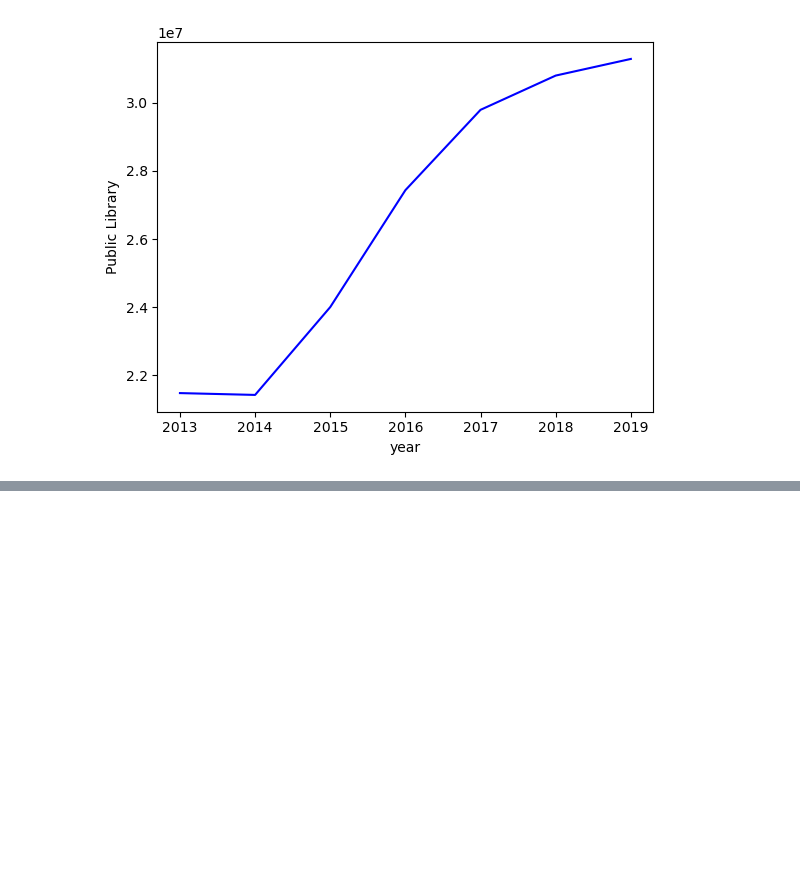
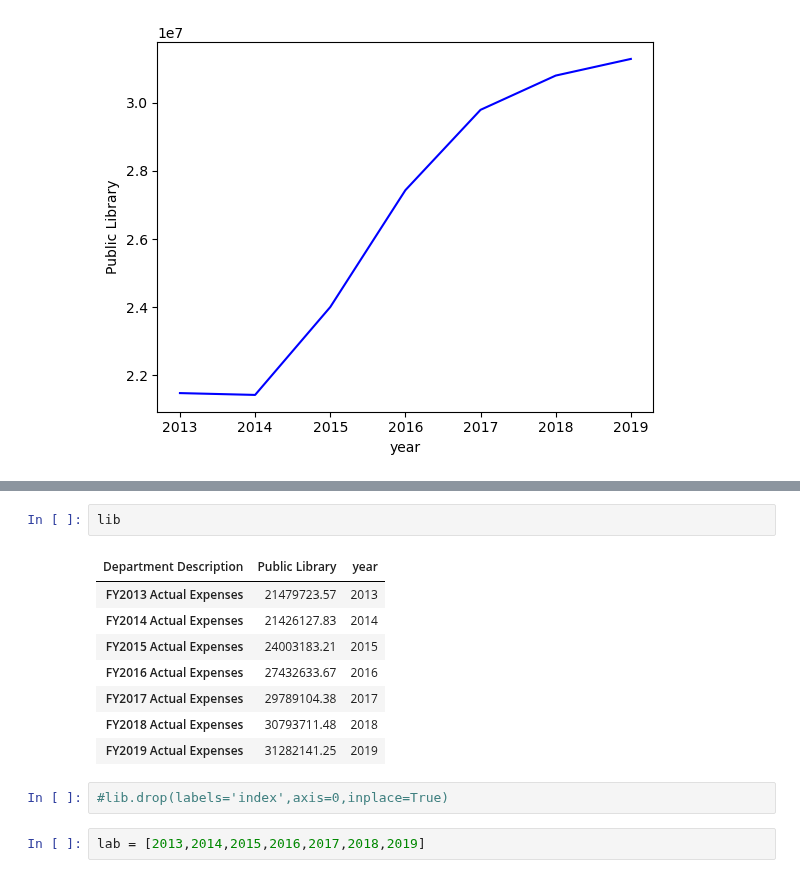
Before and after one commit to jwhankins177/capstone-budget-impact-jupyternb-python, a Jupyter notebook: notebooks/act_lib.ipynb, the cells around one changed output, grey strips where cells are left out. Cells and saved outputs as stored; diff of their text form; blank space fills up the shorter version.

```diff
--- a/notebooks/act_lib.ipynb
+++ b/notebooks/act_lib.ipynb
@@ -481,0 +521,15 @@ NameError: name 'x' is not defined
+# %%
+lib
+# %% [output]
+| Department Description | Public Library | year |
+| FY2013 Actual Expenses | 21479723.57 | 2013 |
+| FY2014 Actual Expenses | 21426127.83 | 2014 |
+| FY2015 Actual Expenses | 24003183.21 | 2015 |
+| FY2016 Actual Expenses | 27432633.67 | 2016 |
+| FY2017 Actual Expenses | 29789104.38 | 2017 |
+| FY2018 Actual Expenses | 30793711.48 | 2018 |
+| FY2019 Actual Expenses | 31282141.25 | 2019 |
+# %%
+#lib.drop(labels='index',axis=0,inplace=True)
+# %%
+lab = [2013,2014,2015,2016,2017,2018,2019]
```
Also changed, not shown: parts of 7 cells of this notebook.
